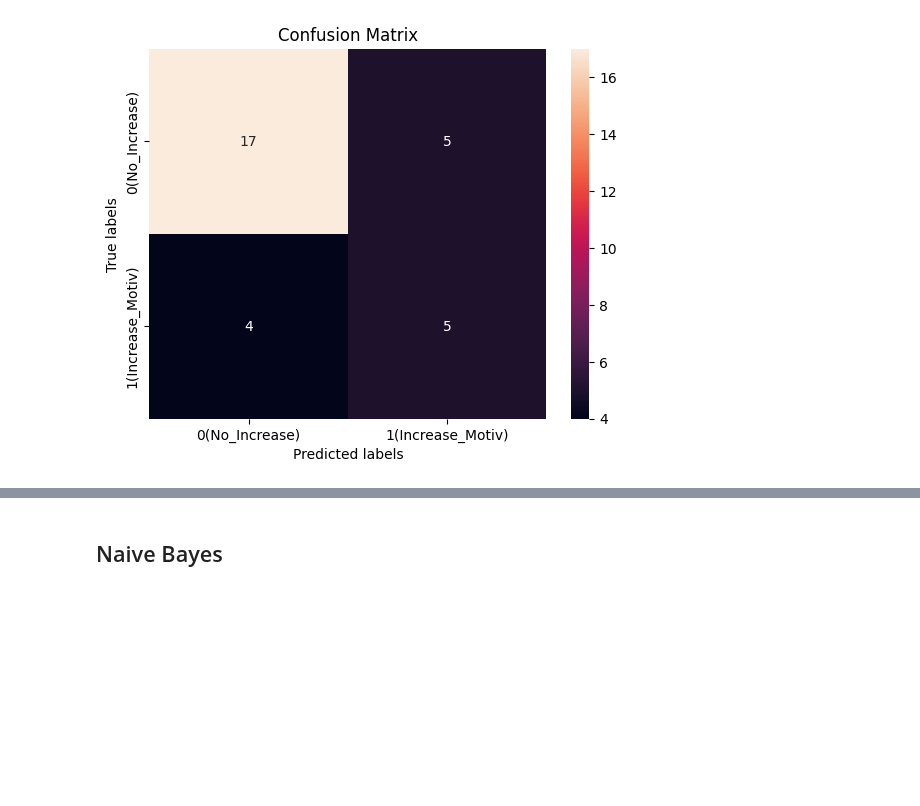
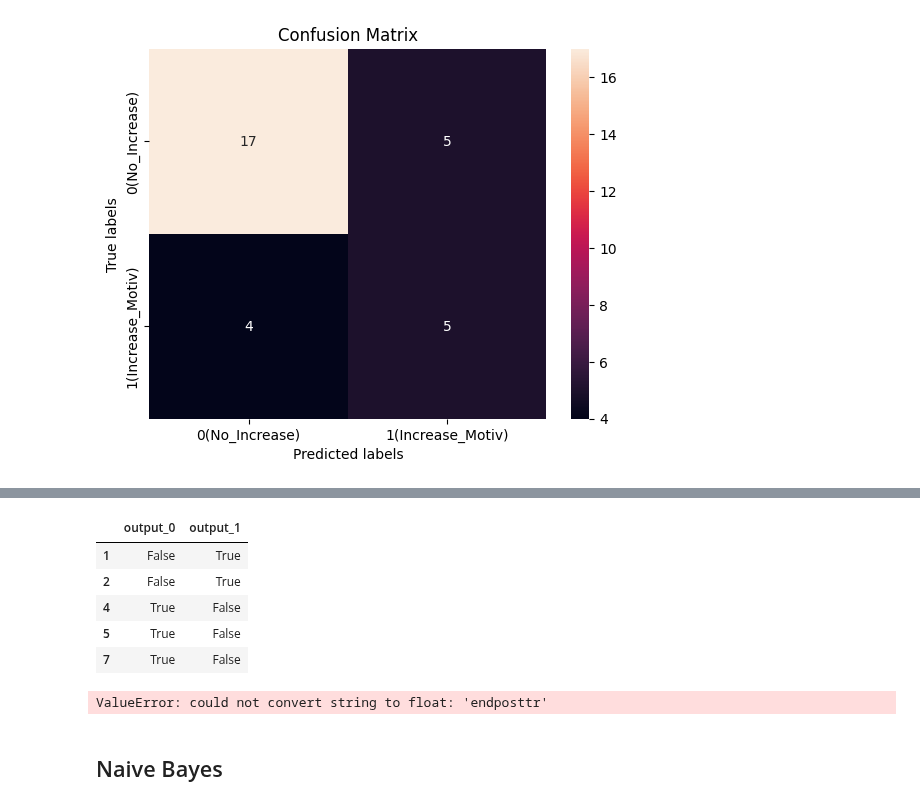
Before and after one commit to JainAnnanya/rrv-activity-modeling-ml, a Jupyter notebook: fitness_models.ipynb, the cells around one changed output, grey strips where cells are left out. Cells and saved outputs as stored; diff of their text form; code cells hidden in the pictures; blank space fills up the shorter version.

```diff
--- a/fitness_models.ipynb
+++ b/fitness_models.ipynb
@@ -212,3 +262,21 @@ cart_attr = df.drop(columns = ["Participant", "ID"])
+# %%
+# Separate target into two columns
+cart_target=pd.get_dummies(cart_target,prefix='output')
+cart_target.head()
+# %% [output]
+|  | output_0 | output_1 |
+| 1 | False | True |
+| 2 | False | True |
+| 4 | True | False |
+| 5 | True | False |
+| 7 | True | False |
+# %%
+# Normalize attributes
+scaler = StandardScaler()
+cart_attr = pd.DataFrame(scaler.fit_transform(cart_attr), columns=cart_attr.columns)
+cart_attr.head()
+# %% [output]
+ValueError: could not convert string to float: 'endposttr'
 # %% [markdown]
 ## Naive Bayes
 # %%
```
Also changed, not shown: parts of 5 cells of this notebook.
